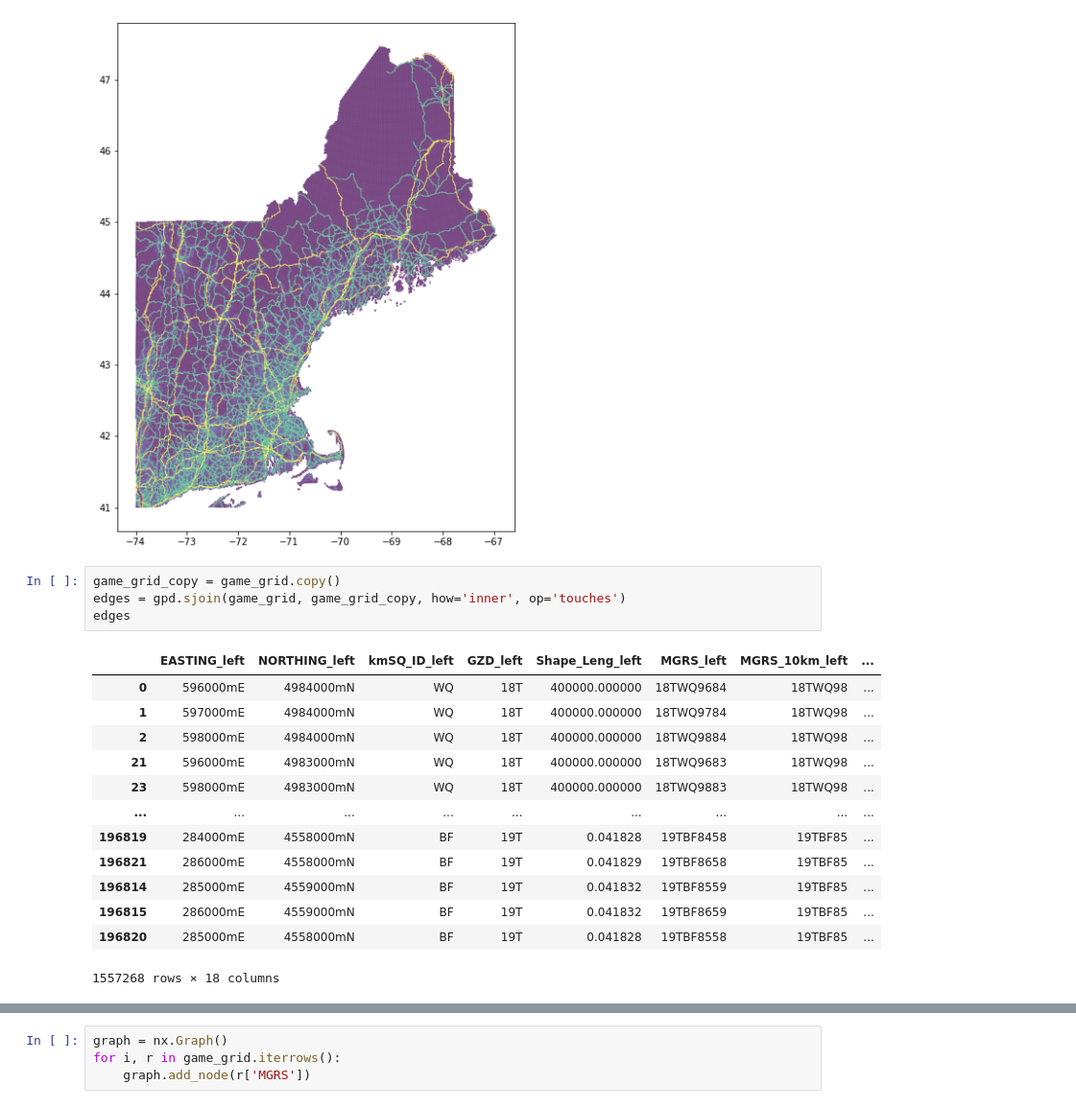
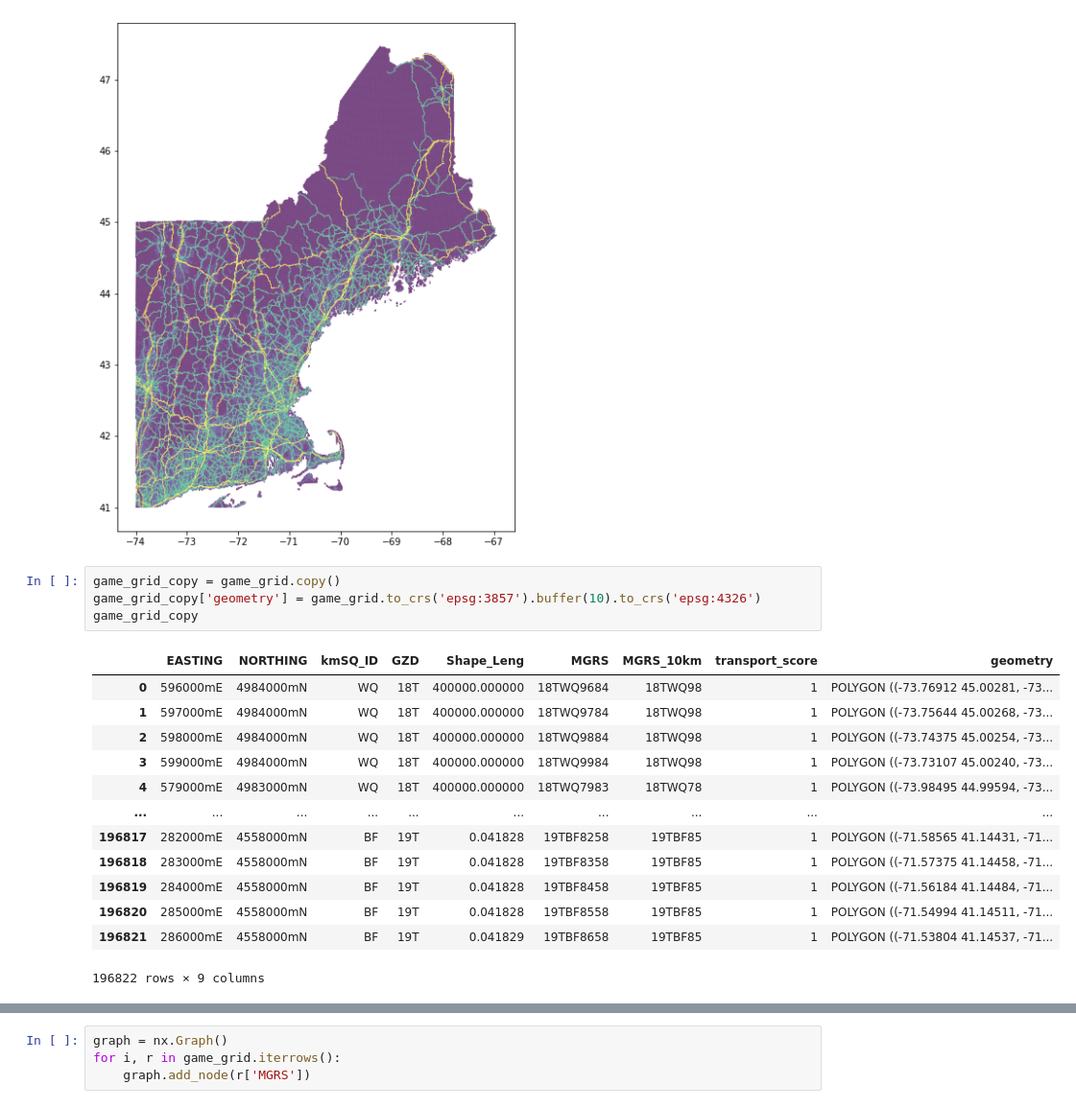
Before and after one commit to Alex967CW/remote-sensing-final, a Jupyter notebook: final_exercise_reference.ipynb, the cells around one changed output, grey strips where cells are left out. Shown: that part at 96% size. Saved outputs shown, nothing was run; the diff lists cells and outputs as text.

```diff
--- a/final_exercise_reference.ipynb
+++ b/final_exercise_reference.ipynb
@@ -99,19 +99,19 @@ game_grid.plot(column='transport_score', ax=ax)
 [figure]
 # %%
 game_grid_copy = game_grid.copy()
-edges = gpd.sjoin(game_grid, game_grid_copy, how='inner', op='touches')
-edges
+game_grid_copy['geometry'] = game_grid.to_crs('epsg:3857').buffer(10).to_crs('epsg:4326')
+game_grid_copy
 # %% [output]
-|  | EASTING_left | NORTHING_left | kmSQ_ID_left | GZD_left | Shape_Leng_left | MGRS_left | MGRS_10km_left | ... |
-| 0 | 596000mE | 4984000mN | WQ | 18T | 400000.000000 | 18TWQ9684 | 18TWQ98 | ... |
-| 1 | 597000mE | 4984000mN | WQ | 18T | 400000.000000 | 18TWQ9784 | 18TWQ98 | ... |
-| 2 | 598000mE | 4984000mN | WQ | 18T | 400000.000000 | 18TWQ9884 | 18TWQ98 | ... |
-| 21 | 596000mE | 4983000mN | WQ | 18T | 400000.000000 | 18TWQ9683 | 18TWQ98 | ... |
-| 23 | 598000mE | 4983000mN | WQ | 18T | 400000.000000 | 18TWQ9883 | 18TWQ98 | ... |
-| ... | ... | ... | ... | ... | ... | ... | ... | ... |
-| 196819 | 284000mE | 4558000mN | BF | 19T | 0.041828 | 19TBF8458 | 19TBF85 | ... |
-| 196821 | 286000mE | 4558000mN | BF | 19T | 0.041829 | 19TBF8658 | 19TBF85 | ... |
-| 196814 | 285000mE | 4559000mN | BF | 19T | 0.041832 | 19TBF8559 | 19TBF85 | ... |
-| 196815 | 286000mE | 4559000mN | BF | 19T | 0.041832 | 19TBF8659 | 19TBF85 | ... |
-| 196820 | 285000mE | 4558000mN | BF | 19T | 0.041828 | 19TBF8558 | 19TBF85 | ... |
+|  | EASTING | NORTHING | kmSQ_ID | GZD | Shape_Leng | MGRS | MGRS_10km | transport_score | geometry |
+| 0 | 596000mE | 4984000mN | WQ | 18T | 400000.000000 | 18TWQ9684 | 18TWQ98 | 1 | POLYGON ((-73.76912 45.00281, -73... |
+| 1 | 597000mE | 4984000mN | WQ | 18T | 400000.000000 | 18TWQ9784 | 18TWQ98 | 1 | POLYGON ((-73.75644 45.00268, -73... |
+| 2 | 598000mE | 4984000mN | WQ | 18T | 400000.000000 | 18TWQ9884 | 18TWQ98 | 1 | POLYGON ((-73.74375 45.00254, -73... |
+| 3 | 599000mE | 4984000mN | WQ | 18T | 400000.000000 | 18TWQ9984 | 18TWQ98 | 1 | POLYGON ((-73.73107 45.00240, -73... |
+| 4 | 579000mE | 4983000mN | WQ | 18T | 400000.000000 | 18TWQ7983 | 18TWQ78 | 1 | POLYGON ((-73.98495 44.99594, -73... |
+| ... | ... | ... | ... | ... | ... | ... | ... | ... | ... |
+| 196817 | 282000mE | 4558000mN | BF | 19T | 0.041828 | 19TBF8258 | 19TBF85 | 1 | POLYGON ((-71.58565 41.14431, -71... |
+| 196818 | 283000mE | 4558000mN | BF | 19T | 0.041828 | 19TBF8358 | 19TBF85 | 1 | POLYGON ((-71.57375 41.14458, -71... |
+| 196819 | 284000mE | 4558000mN | BF | 19T | 0.041828 | 19TBF8458 | 19TBF85 | 1 | POLYGON ((-71.56184 41.14484, -71... |
+| 196820 | 285000mE | 4558000mN | BF | 19T | 0.041828 | 19TBF8558 | 19TBF85 | 1 | POLYGON ((-71.54994 41.14511, -71... |
+| 196821 | 286000mE | 4558000mN | BF | 19T | 0.041829 | 19TBF8658 | 19TBF85 | 1 | POLYGON ((-71.53804 41.14537, -71... |
-1557268 rows × 18 columns
+196822 rows × 9 columns
```
Also changed, not shown: parts of 19 cells of this notebook.
